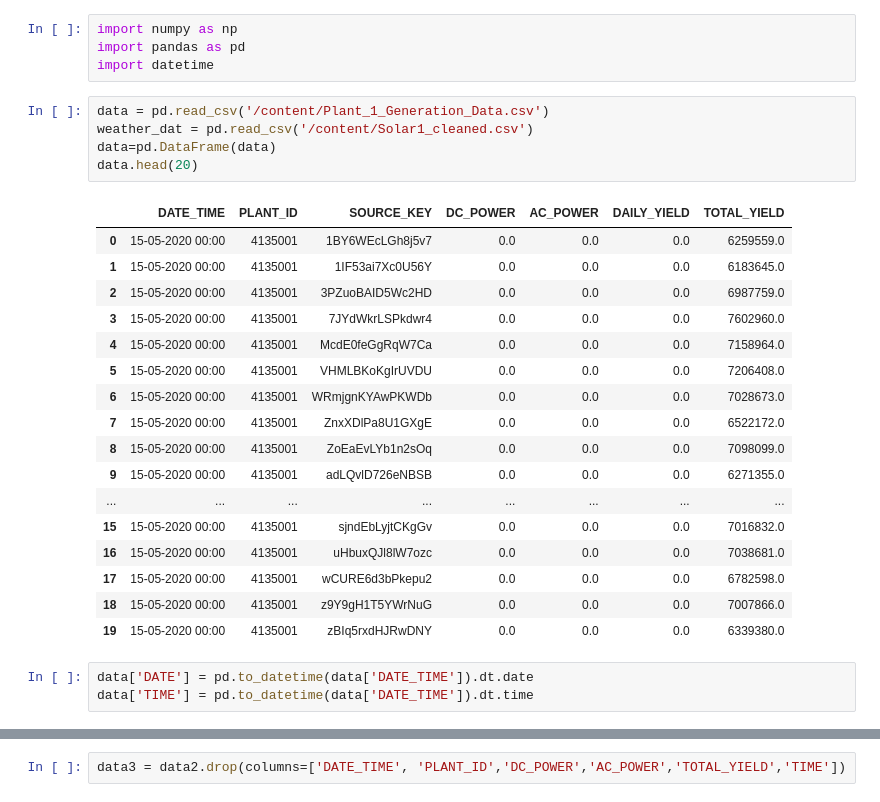
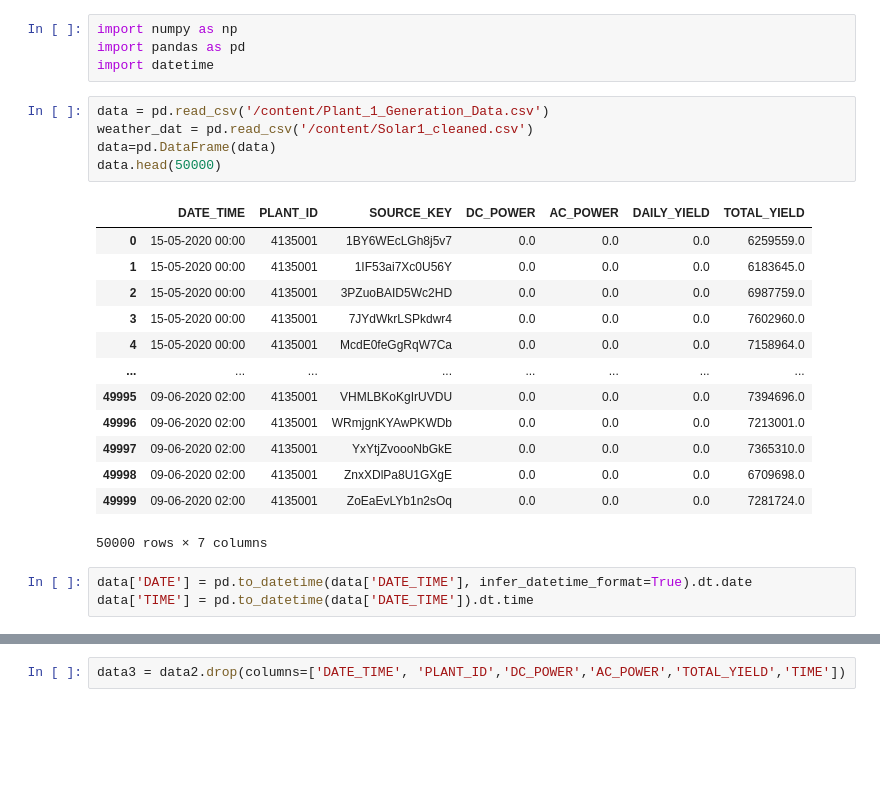
Before and after one commit to A-Wadhwani/ME597-Project, a Jupyter notebook: Solar_Power_data_cleaning.ipynb, the cells around one changed output, grey strips where cells are left out. Saved outputs shown, nothing was run; the diff lists cells and outputs as text; blank space fills up the shorter version.

```diff
--- a/Solar_Power_data_cleaning.ipynb
+++ b/Solar_Power_data_cleaning.ipynb
@@ -7,28 +7,24 @@ import datetime
 # %%
 data = pd.read_csv('/content/Plant_1_Generation_Data.csv')
 weather_dat = pd.read_csv('/content/Solar1_cleaned.csv')
 data=pd.DataFrame(data)
-data.head(20)
+data.head(50000)
 # %% [output]
 |  | DATE_TIME | PLANT_ID | SOURCE_KEY | DC_POWER | AC_POWER | DAILY_YIELD | TOTAL_YIELD |
 | 0 | 15-05-2020 00:00 | 4135001 | 1BY6WEcLGh8j5v7 | 0.0 | 0.0 | 0.0 | 6259559.0 |
 | 1 | 15-05-2020 00:00 | 4135001 | 1IF53ai7Xc0U56Y | 0.0 | 0.0 | 0.0 | 6183645.0 |
 | 2 | 15-05-2020 00:00 | 4135001 | 3PZuoBAID5Wc2HD | 0.0 | 0.0 | 0.0 | 6987759.0 |
 | 3 | 15-05-2020 00:00 | 4135001 | 7JYdWkrLSPkdwr4 | 0.0 | 0.0 | 0.0 | 7602960.0 |
 | 4 | 15-05-2020 00:00 | 4135001 | McdE0feGgRqW7Ca | 0.0 | 0.0 | 0.0 | 7158964.0 |
-| 5 | 15-05-2020 00:00 | 4135001 | VHMLBKoKgIrUVDU | 0.0 | 0.0 | 0.0 | 7206408.0 |
-| 6 | 15-05-2020 00:00 | 4135001 | WRmjgnKYAwPKWDb | 0.0 | 0.0 | 0.0 | 7028673.0 |
-| 7 | 15-05-2020 00:00 | 4135001 | ZnxXDlPa8U1GXgE | 0.0 | 0.0 | 0.0 | 6522172.0 |
-| 8 | 15-05-2020 00:00 | 4135001 | ZoEaEvLYb1n2sOq | 0.0 | 0.0 | 0.0 | 7098099.0 |
-| 9 | 15-05-2020 00:00 | 4135001 | adLQvlD726eNBSB | 0.0 | 0.0 | 0.0 | 6271355.0 |
 | ... | ... | ... | ... | ... | ... | ... | ... |
-| 15 | 15-05-2020 00:00 | 4135001 | sjndEbLyjtCKgGv | 0.0 | 0.0 | 0.0 | 7016832.0 |
-| 16 | 15-05-2020 00:00 | 4135001 | uHbuxQJl8lW7ozc | 0.0 | 0.0 | 0.0 | 7038681.0 |
-| 17 | 15-05-2020 00:00 | 4135001 | wCURE6d3bPkepu2 | 0.0 | 0.0 | 0.0 | 6782598.0 |
-| 18 | 15-05-2020 00:00 | 4135001 | z9Y9gH1T5YWrNuG | 0.0 | 0.0 | 0.0 | 7007866.0 |
-| 19 | 15-05-2020 00:00 | 4135001 | zBIq5rxdHJRwDNY | 0.0 | 0.0 | 0.0 | 6339380.0 |
+| 49995 | 09-06-2020 02:00 | 4135001 | VHMLBKoKgIrUVDU | 0.0 | 0.0 | 0.0 | 7394696.0 |
+| 49996 | 09-06-2020 02:00 | 4135001 | WRmjgnKYAwPKWDb | 0.0 | 0.0 | 0.0 | 7213001.0 |
+| 49997 | 09-06-2020 02:00 | 4135001 | YxYtjZvoooNbGkE | 0.0 | 0.0 | 0.0 | 7365310.0 |
+| 49998 | 09-06-2020 02:00 | 4135001 | ZnxXDlPa8U1GXgE | 0.0 | 0.0 | 0.0 | 6709698.0 |
+| 49999 | 09-06-2020 02:00 | 4135001 | ZoEaEvLYb1n2sOq | 0.0 | 0.0 | 0.0 | 7281724.0 |
+50000 rows × 7 columns
 # %%
-data['DATE'] = pd.to_datetime(data['DATE_TIME']).dt.date
+data['DATE'] = pd.to_datetime(data['DATE_TIME'], infer_datetime_format=True).dt.date
 data['TIME'] = pd.to_datetime(data['DATE_TIME']).dt.time
 # %%
 data2 = data[data['TIME'].astype(str) == '23:45:00']
```
Also changed, not shown: parts of 9 cells of this notebook.
